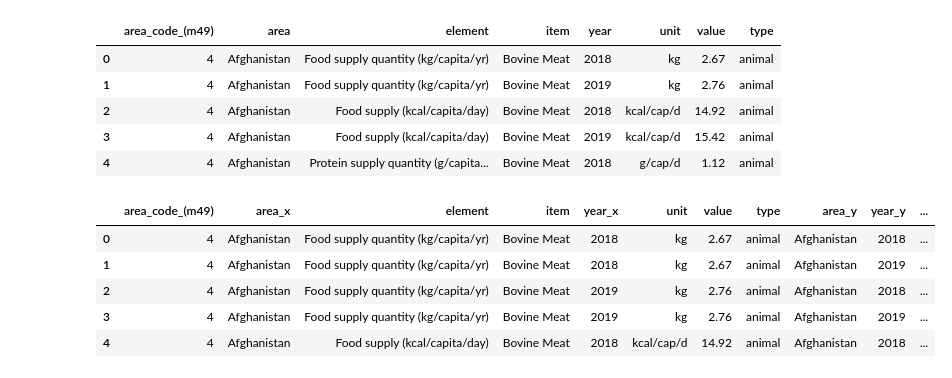
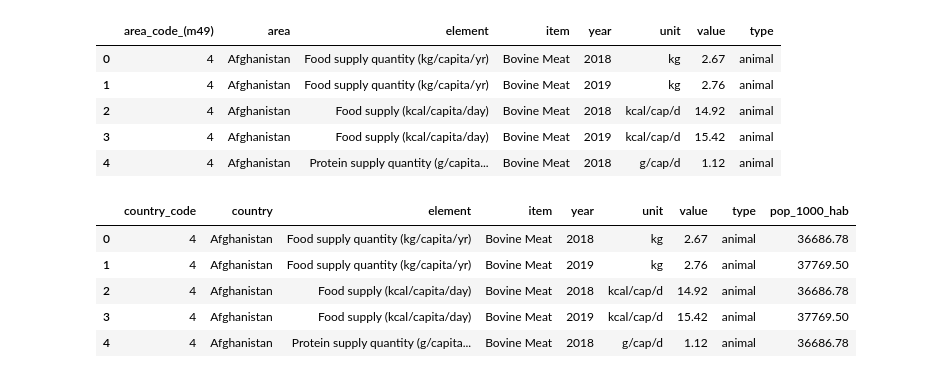
Before and after one commit to faridig/FAO_STAT, a Jupyter notebook: farid.ipynb, the cells around one changed output. Saved outputs shown, nothing was run; the diff lists cells and outputs as text; code cells hidden in the pictures.

```diff
--- a/farid.ipynb
+++ b/farid.ipynb
@@ -65,7 +71,7 @@ df_product.head()
 | 4 | FBS | Food Balances (2010-) | 4 | Afghanistan | 674 | Protein supply quantity (g/capita... | S2731 | Bovine Meat | ... |
 # %%
 # question 5 : nettoyage colonne population et renommer colonne
-# df_pop = df_pop.drop(['domain_code','domain','element_code','element','item_code_(fbs)','item','year_code','unit','flag','flag_description'], axis=1)
+df_pop = df_pop.drop(['domain_code','domain','element_code','element','item_code_(fbs)','item','year_code','unit','flag','flag_description'], axis=1)
 df_pop = df_pop.rename(columns={'value':'pop_1000_hab'})
 df_pop.head()
 # %% [output]
@@ -77,7 +83,8 @@ df_pop.head()
 | 4 | 12 | Algeria | 2018 | 41927.01 |
 # %%
 # 6. Transformez product afin de ne garder que les colonnes area_code_(fao), area, element, item, year, type, unit.
-# df_product = df_product.drop(['domain_code', 'domain', 'element_code', 'item_code_(fbs)','year_code','flag', 'flag_description'], axis=1)
+
+df_product = df_product.drop(['domain_code', 'domain', 'element_code', 'item_code_(fbs)','year_code','flag', 'flag_description'], axis=1)
 
 
 df_product.head()
@@ -89,14 +96,16 @@ df_product.head()
 | 3 | 4 | Afghanistan | Food supply (kcal/capita/day) | Bovine Meat | 2019 | kcal/cap/d | 15.42 | animal |
 | 4 | 4 | Afghanistan | Protein supply quantity (g/capita... | Bovine Meat | 2018 | g/cap/d | 1.12 | animal |
 # %%
-#7 Fusionnez df_pop avec product et nommez ce DataFrame df.
+# 7 Fusionnez df_pop avec product et nommez ce DataFrame df.
 
-df = pd.merge(df_product, df_pop, on='area_code_(m49)', how = 'outer')
+df = pd.merge(df_product,df_pop, how='left', on=['area_code_(m49)','area','year'])
+df = df.rename(columns={'area_code_(m49)':'country_code','area':'country'})
+
 df.head()
 # %% [output]
-|  | area_code_(m49) | area_x | element | item | year_x | unit | value | type | area_y | year_y | ... |
-| 0 | 4 | Afghanistan | Food supply quantity (kg/capita/yr) | Bovine Meat | 2018 | kg | 2.67 | animal | Afghanistan | 2018 | ... |
-| 1 | 4 | Afghanistan | Food supply quantity (kg/capita/yr) | Bovine Meat | 2018 | kg | 2.67 | animal | Afghanistan | 2019 | ... |
-| 2 | 4 | Afghanistan | Food supply quantity (kg/capita/yr) | Bovine Meat | 2019 | kg | 2.76 | animal | Afghanistan | 2018 | ... |
-| 3 | 4 | Afghanistan | Food supply quantity (kg/capita/yr) | Bovine Meat | 2019 | kg | 2.76 | animal | Afghanistan | 2019 | ... |
-| 4 | 4 | Afghanistan | Food supply (kcal/capita/day) | Bovine Meat | 2018 | kcal/cap/d | 14.92 | animal | Afghanistan | 2018 | ... |
+|  | country_code | country | element | item | year | unit | value | type | pop_1000_hab |
+| 0 | 4 | Afghanistan | Food supply quantity (kg/capita/yr) | Bovine Meat | 2018 | kg | 2.67 | animal | 36686.78 |
+| 1 | 4 | Afghanistan | Food supply quantity (kg/capita/yr) | Bovine Meat | 2019 | kg | 2.76 | animal | 37769.50 |
+| 2 | 4 | Afghanistan | Food supply (kcal/capita/day) | Bovine Meat | 2018 | kcal/cap/d | 14.92 | animal | 36686.78 |
+| 3 | 4 | Afghanistan | Food supply (kcal/capita/day) | Bovine Meat | 2019 | kcal/cap/d | 15.42 | animal | 37769.50 |
+| 4 | 4 | Afghanistan | Protein supply quantity (g/capita... | Bovine Meat | 2018 | g/cap/d | 1.12 | animal | 36686.78 |
```
Also changed, not shown: parts of 11 cells of this notebook.
